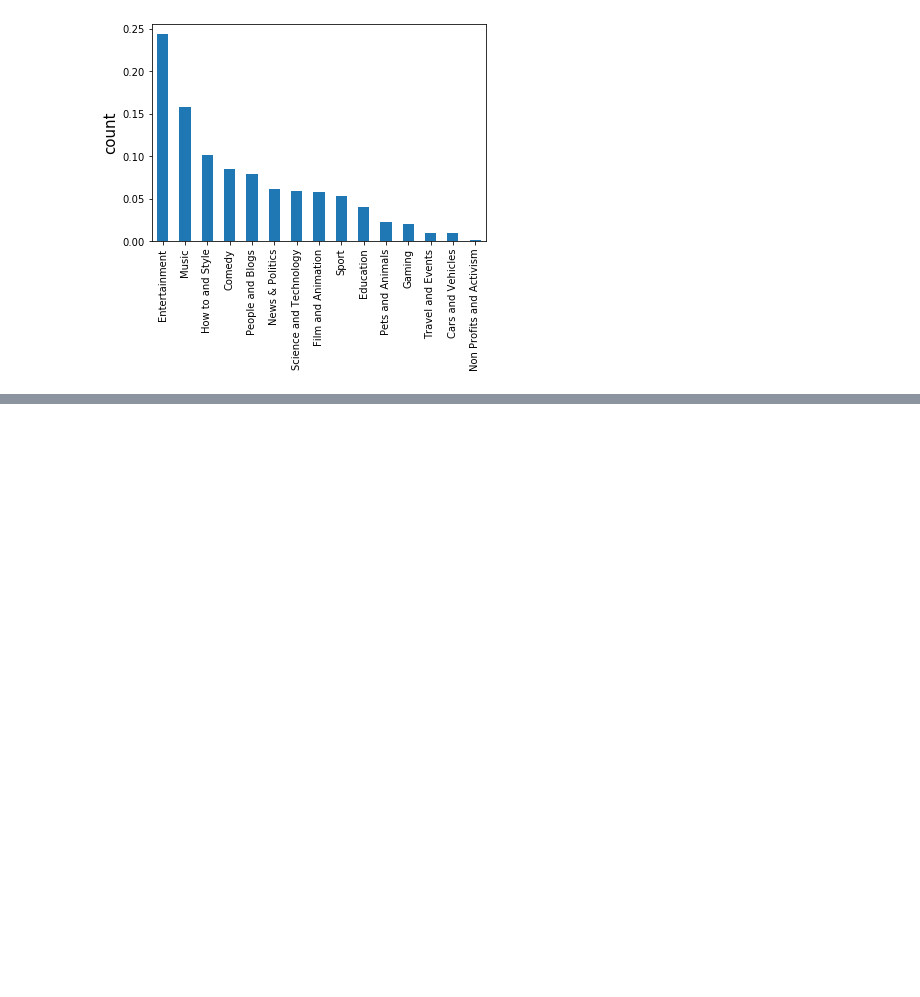
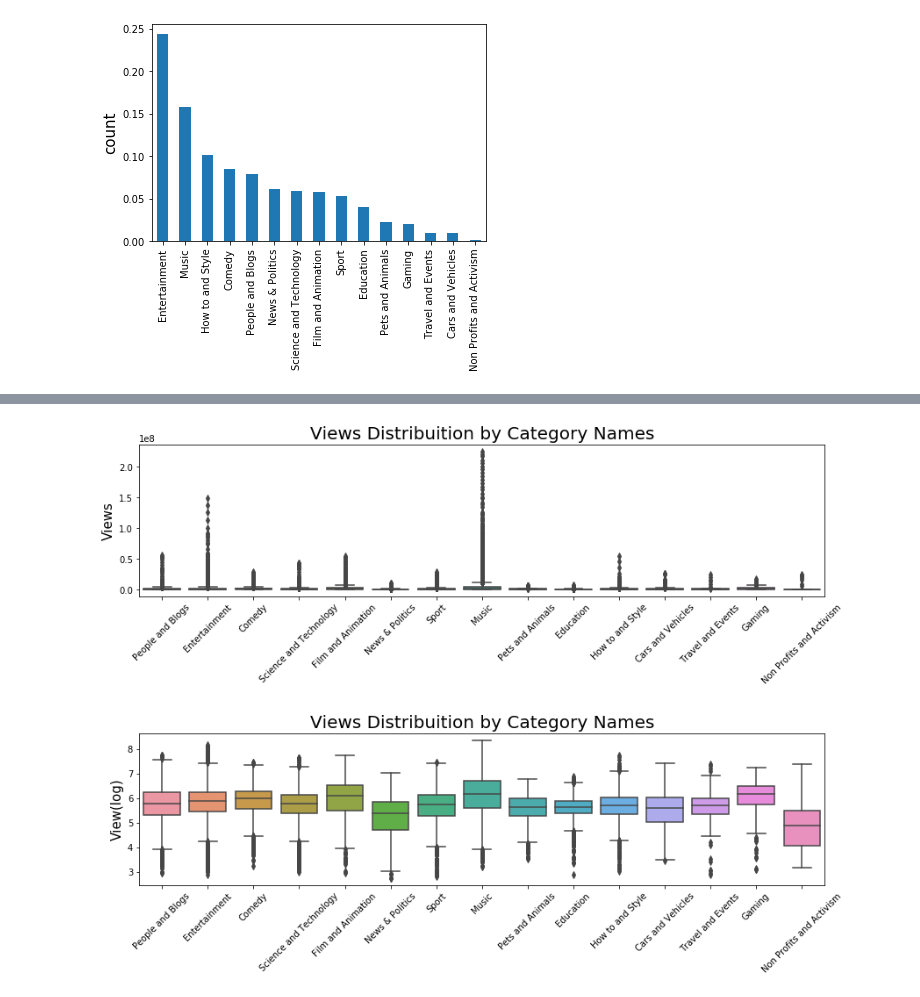
Before and after one commit to tongxinw/YouTube_video_analysis, a Jupyter notebook: process.ipynb, the cells around one changed output, grey strips where cells are left out. Saved outputs shown, nothing was run; the diff lists cells and outputs as text; code cells hidden in the pictures; blank space fills up the shorter version.

```diff
--- a/process.ipynb
+++ b/process.ipynb
@@ -191,2 +197,24 @@ plt.show()
+# %%
+plt.figure(figsize = (14,9))
+plt.subplot(211)
+f2 = sns.boxplot(x='category_name', y='views', data=df)
+f2.set_xticklabels(f2.get_xticklabels(),rotation=45)
+f2.set_title("Views Distribuition by Category Names", fontsize=20)
+f2.set_xlabel("", fontsize=15)
+f2.set_ylabel("Views", fontsize=15)
+
+plt.subplot(212)
+f = sns.boxplot(x='category_name', y='view_log', data=df)
+f.set_xticklabels(f.get_xticklabels(),rotation=45)
+f.set_title("Views Distribuition by Category Names", fontsize=20)
+f.set_xlabel("", fontsize=15)
+f.set_ylabel("View(log)", fontsize=15)
+
+plt.subplots_adjust(hspace = 0.9, top = 0.9)
+plt.show()
+
+# plt.show()
+# %% [output]
+[figure, added]
 # %%
 plt.figure(figsize = (14,9))
```
Also changed, not shown: parts of 17 cells of this notebook.
